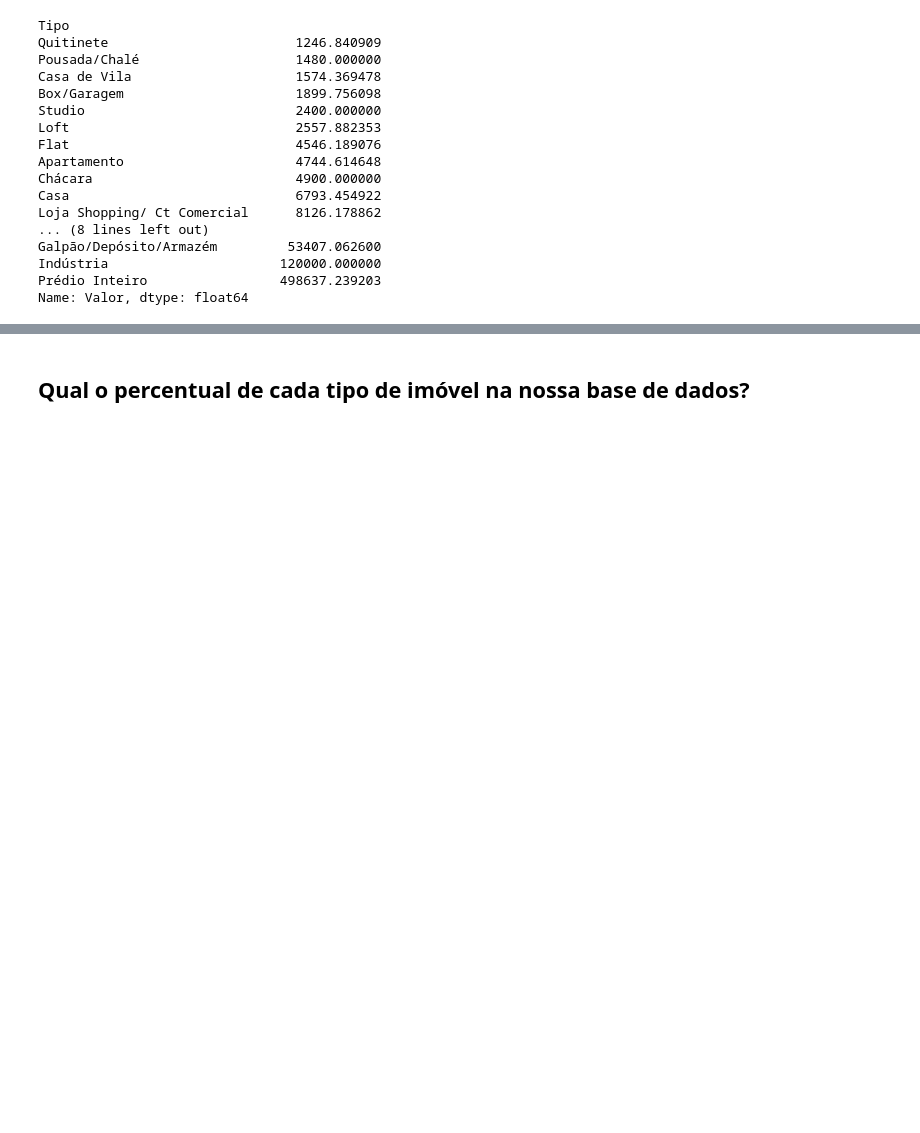
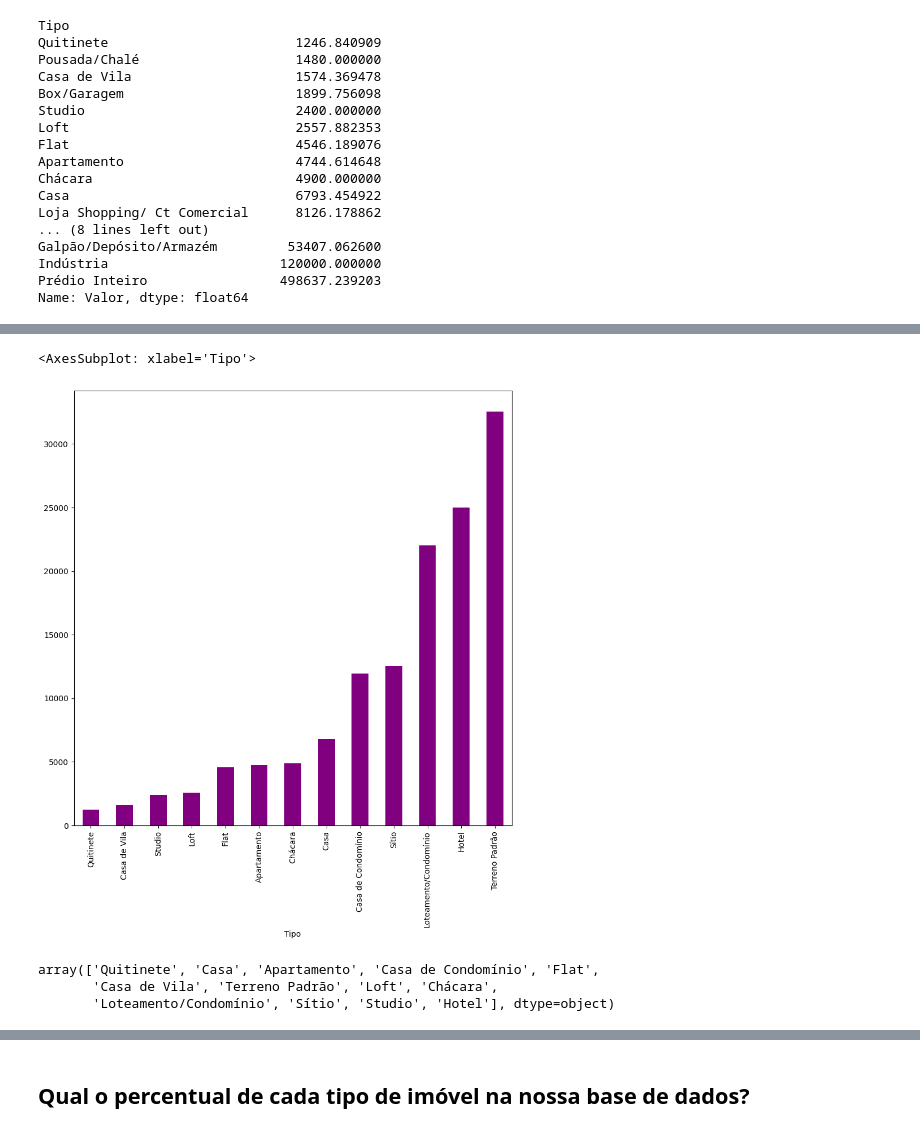
Before and after one commit to Livcrst/Cloud-Girls-Mentoring, a Jupyter notebook: Pandas - conhecendo a biblioteca/notebook_inicial.ipynb, the cells around one changed output, grey strips where cells are left out. Drawn from its saved outputs; the diff is of its cells as text; code cells hidden in the pictures; blank space fills up the shorter version.

```diff
--- a/Pandas - conhecendo a biblioteca/notebook_inicial.ipynb
+++ b/Pandas - conhecendo a biblioteca/notebook_inicial.ipynb
@@ -181,0 +194,3 @@ dados.query('@imoveis_comerciais in Tipo ') #Consulta em nossos dados se existem
+# %%
+df = dados.query('@imoveis_comerciais not in Tipo ') #Consulta em nossos dados se existem os tipos da lista
+df
@@ -181,0 +211,13 @@ dados.query('@imoveis_comerciais in Tipo ') #Consulta em nossos dados se existem
+# %%
+df_preco_tipo = df.groupby('Tipo')['Valor'].mean().sort_values() #Retorna a média dos valores de uma coluna, o parametro é sempre uma string
+
+df_preco_tipo.plot(kind='bar', figsize = (10,10), color = 'purple') #Plota um gráfico de barras
+# %% [output]
+<AxesSubplot: xlabel='Tipo'>
+[figure, added]
+# %%
+df.Tipo.unique() #
+# %% [output]
+array(['Quitinete', 'Casa', 'Apartamento', 'Casa de Condomínio', 'Flat',
+       'Casa de Vila', 'Terreno Padrão', 'Loft', 'Chácara',
+       'Loteamento/Condomínio', 'Sítio', 'Studio', 'Hotel'], dtype=object)
```
Also changed, not shown: parts of 7 cells of this notebook.
